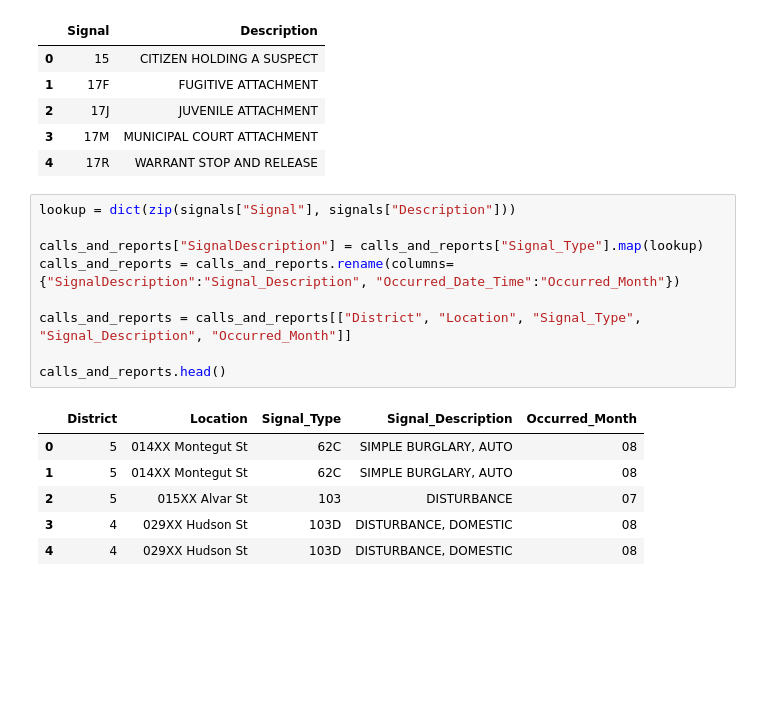
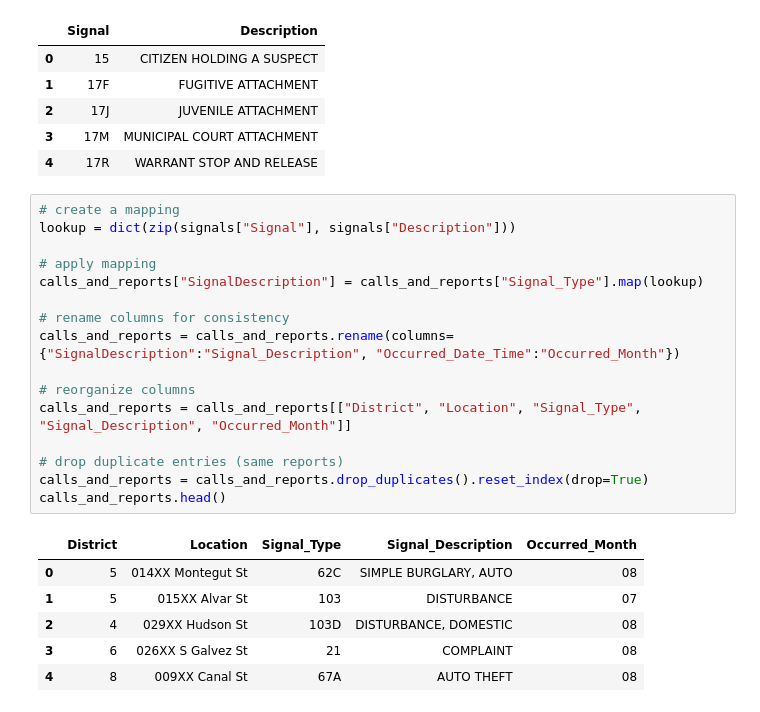
Before and after one commit to yarbschris/ds-final, a Jupyter notebook: finalProject.ipynb, the cells around one changed output. Saved outputs shown, nothing was run; the diff lists cells and outputs as text; blank space fills up the shorter version.

Commit message:
drop duplicate entries

```diff
--- a/finalProject.ipynb
+++ b/finalProject.ipynb
@@ -360,18 +360,25 @@ signals.head()
 | 3 | 17M | MUNICIPAL COURT ATTACHMENT |
 | 4 | 17R | WARRANT STOP AND RELEASE |
 # %%
+# create a mapping
 lookup = dict(zip(signals["Signal"], signals["Description"]))
 
+# apply mapping
 calls_and_reports["SignalDescription"] = calls_and_reports["Signal_Type"].map(lookup)
+
+# rename columns for consistency
 calls_and_reports = calls_and_reports.rename(columns={"SignalDescription":"Signal_Description", "Occurred_Date_Time":"Occurred_Month"})
 
+# reorganize columns
 calls_and_reports = calls_and_reports[["District", "Location", "Signal_Type", "Signal_Description", "Occurred_Month"]]
 
+# drop duplicate entries (same reports)
+calls_and_reports = calls_and_reports.drop_duplicates().reset_index(drop=True)
 calls_and_reports.head()
 # %% [output]
 |  | District | Location | Signal_Type | Signal_Description | Occurred_Month |
 | 0 | 5 | 014XX Montegut St | 62C | SIMPLE BURGLARY, AUTO | 08 |
-| 1 | 5 | 014XX Montegut St | 62C | SIMPLE BURGLARY, AUTO | 08 |
-| 2 | 5 | 015XX Alvar St | 103 | DISTURBANCE | 07 |
-| 3 | 4 | 029XX Hudson St | 103D | DISTURBANCE, DOMESTIC | 08 |
-| 4 | 4 | 029XX Hudson St | 103D | DISTURBANCE, DOMESTIC | 08 |
+| 1 | 5 | 015XX Alvar St | 103 | DISTURBANCE | 07 |
+| 2 | 4 | 029XX Hudson St | 103D | DISTURBANCE, DOMESTIC | 08 |
+| 3 | 6 | 026XX S Galvez St | 21 | COMPLAINT | 08 |
+| 4 | 8 | 009XX Canal St | 67A | AUTO THEFT | 08 |
```
